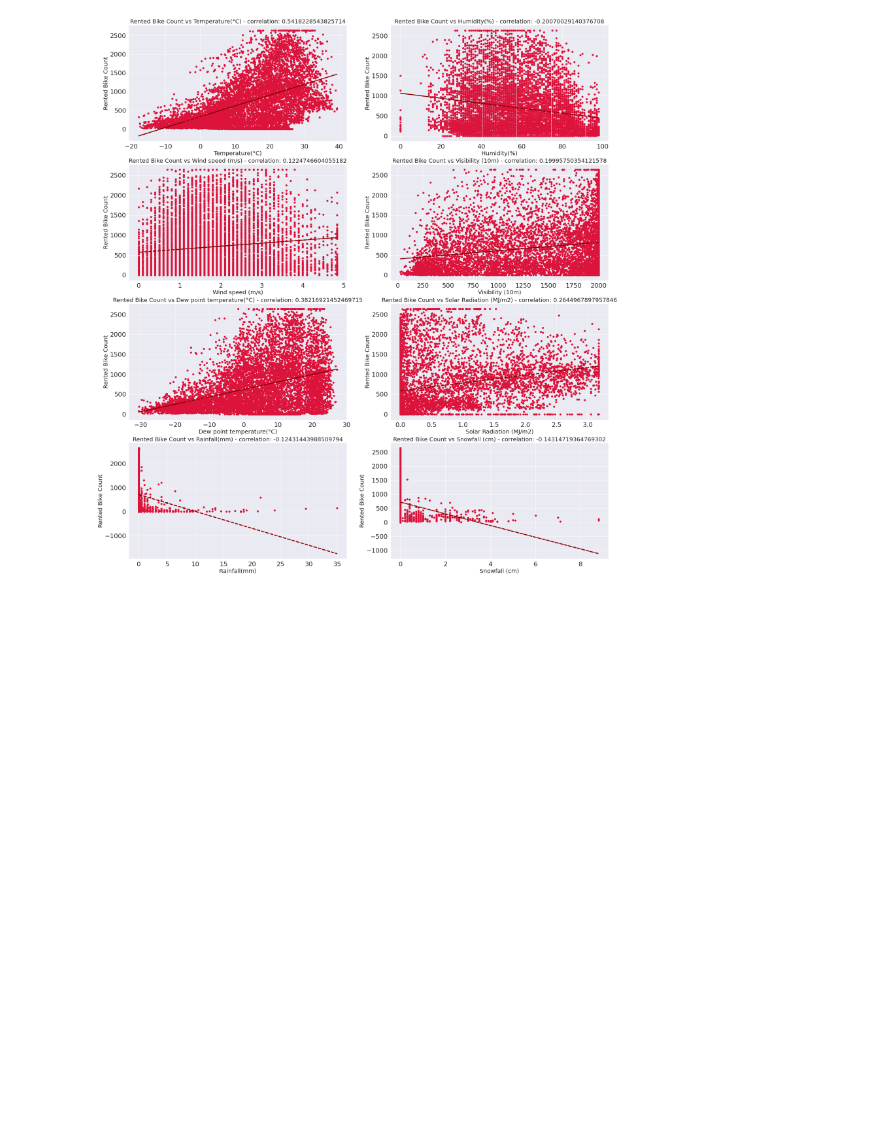
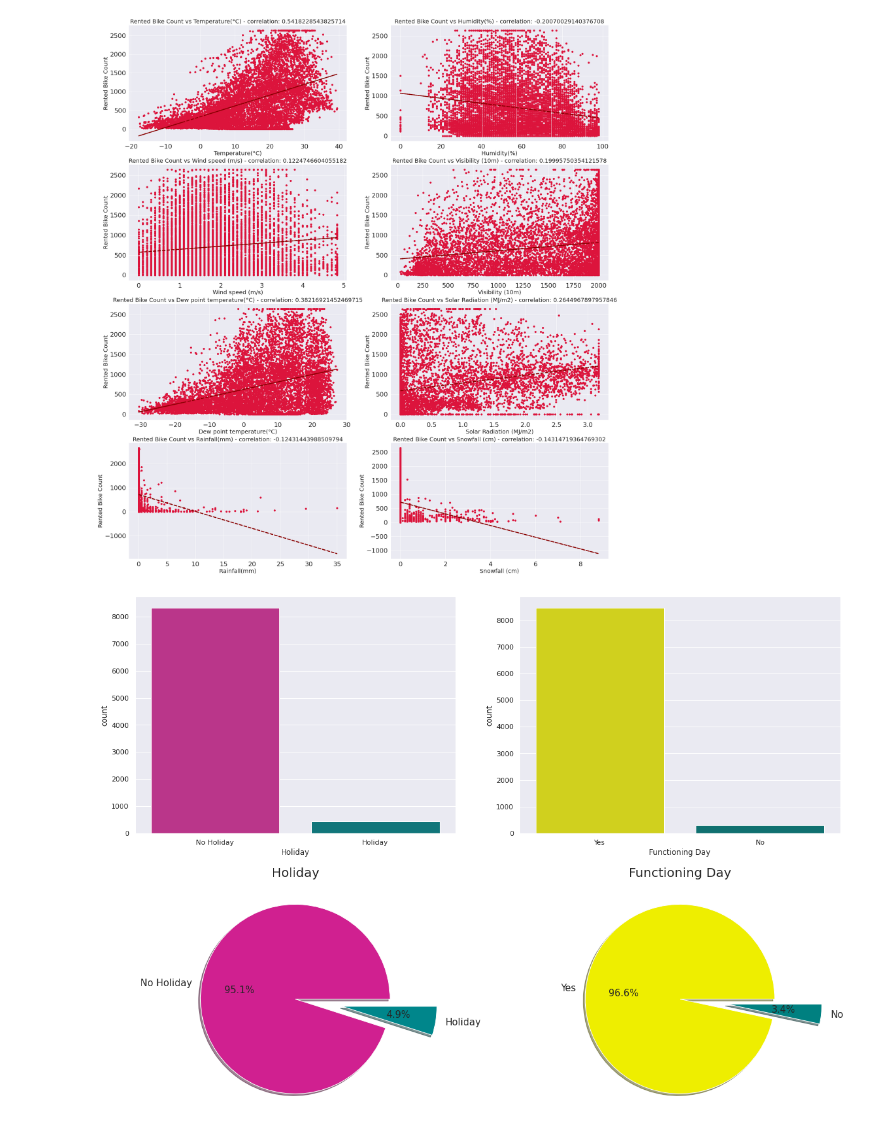
Before and after one commit to Sriharish19/Bike-Demand-Prediction, a Jupyter notebook: SH_Bike_Sharing_Demand_Prediction_ML_Capstone_Project_2.ipynb, the cells around one changed output. Cells and saved outputs as stored; diff of their text form; code cells hidden in the pictures; blank space fills up the shorter version.

```diff
--- a/SH_Bike_Sharing_Demand_Prediction_ML_Capstone_Project_2.ipynb
+++ b/SH_Bike_Sharing_Demand_Prediction_ML_Capstone_Project_2.ipynb
@@ -249,3 +249,22 @@ for i in enumerate(numerical_variables):
   plt.plot(df[i[1]], y_hat, "r--", lw=3,color = 'darkred')
 # %% [output]
 [figure]
+# %%
+# Count Plot & pie chart for Holiday and functioning day
+categorical_var_count = ['Holiday', 'Functioning Day','Holiday', 'Functioning Day']
+plt.figure(figsize = (20,40))
+sns.set_theme()
+color = [['#D02090','#00868B'],['#EEEE00','#008080'],['#D02090','#00868B'],['#EEEE00','#008080']]
+for i in enumerate(categorical_var_count):
+  if i[0]<=1 :
+    plt.subplot(5, 2,i[0]+1)
+    sns.countplot(data = df, x = df[i[1]],palette= color[i[0]])
+  else:
+    plt.subplot(5, 2,i[0]+1)
+    valuesh= df[i[1]].value_counts().tolist()
+    labelh = df[i[1]].value_counts().index.tolist()
+    plt.pie(valuesh ,labels=labelh , radius=1,explode = [0,0.5],colors=color[i[0]] ,textprops={'fontsize': 15}, autopct='%0.1f%%',shadow=True)
+    plt.rcParams['figure.figsize']=(9,8)
+    plt.title(i[1],fontsize = 20)
+# %% [output]
+[figure, added]
```
Also changed, not shown: parts of 2 cells of this notebook.
